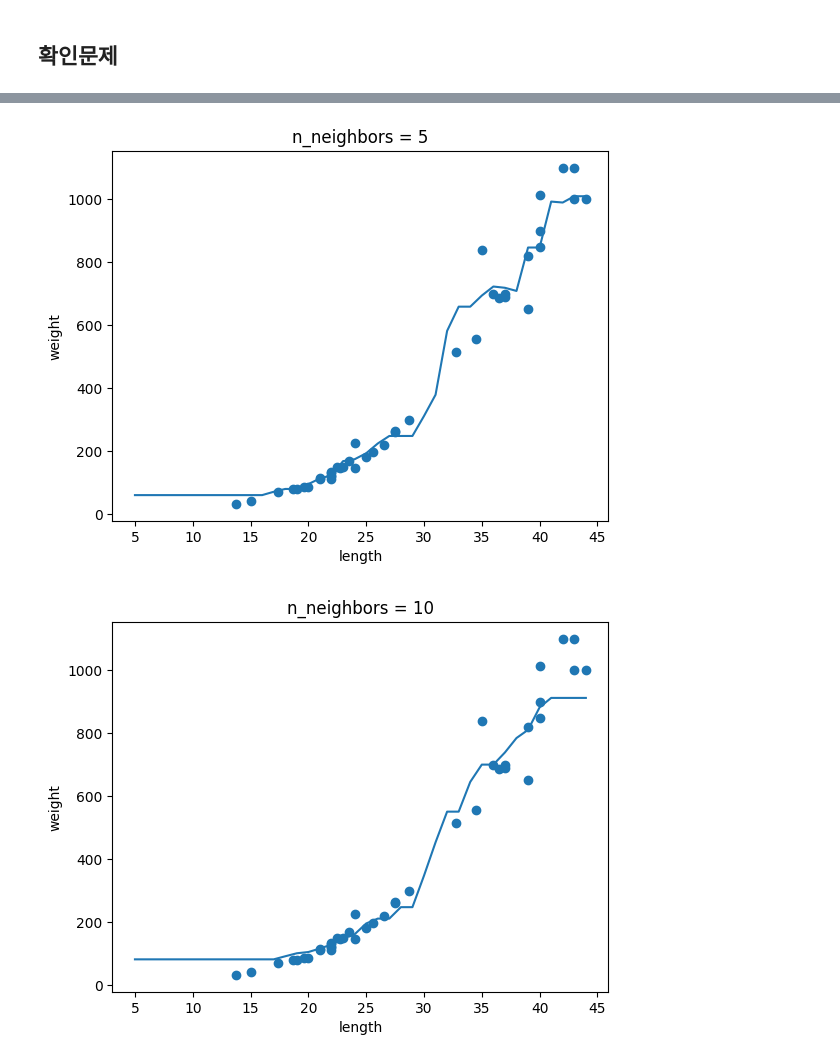
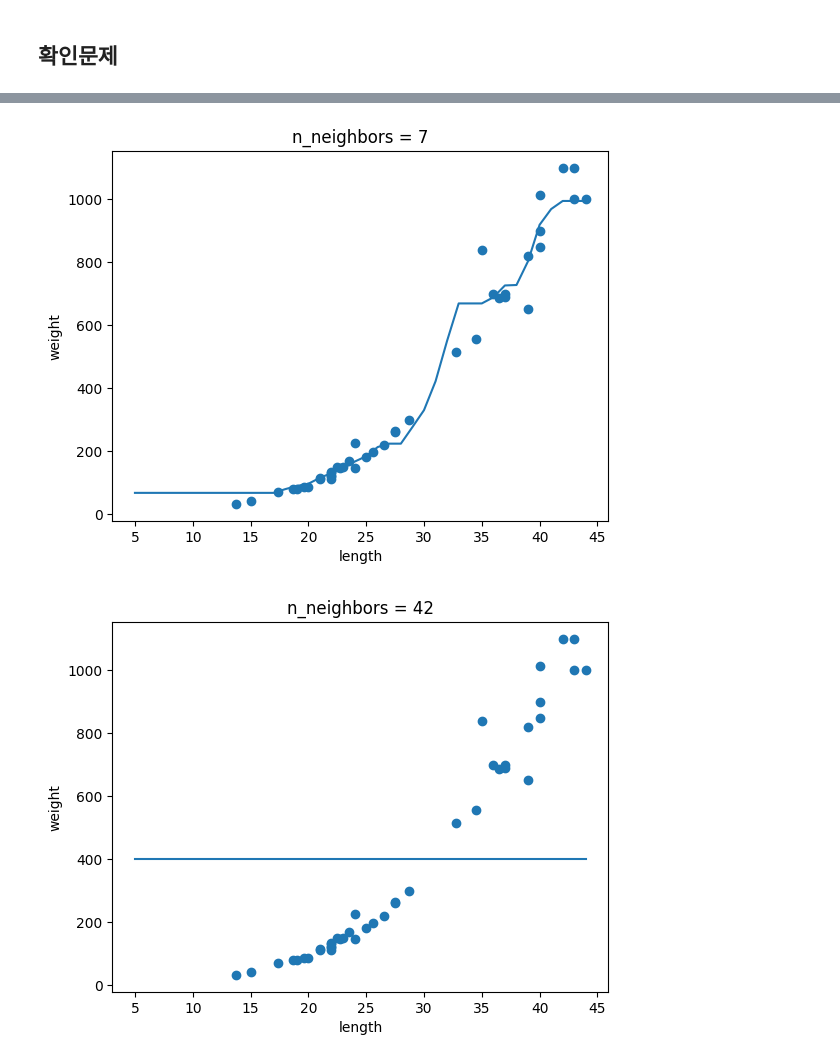
Before and after one commit to Kona-7373/ML, a Jupyter notebook: 03-1 최근접 이웃 회귀 필기.ipynb, the cells around one changed output, grey strips where cells are left out. Cells and saved outputs as stored; diff of their text form; code cells hidden in the pictures.

```diff
--- a/03-1 최근접 이웃 회귀 필기.ipynb
+++ b/03-1 최근접 이웃 회귀 필기.ipynb
@@ -111,24 +111,24 @@ print(knr.score(test_input, test_target))
 # %%
 # k-최근접 이웃 회귀 객체를 만듭니다
 knr = KNeighborsRegressor()
 # 5에서 45까지 x 좌표를 만듭니다
 x = np.arange(5, 45).reshape(-1, 1)
 
 # n = 1, 5, 10일 때 예측 결과를 그래프로 그립니다.
-for n in [1, 5, 10]:
+for n in [1, 7, 42]:
     # 모델 훈련
     knr.n_neighbors = n
     knr.fit(train_input, train_target)
     # 지정한 범위 x에 대한 예측 구하기
     prediction = knr.predict(x)
     # 훈련 세트와 예측 결과 그래프 그리기
     plt.scatter(train_input, train_target)
     plt.plot(x, prediction)
     plt.title('n_neighbors = {}'.format(n))
     plt.xlabel('length')
     plt.ylabel('weight')
     plt.show()
 # %% [output]
 [figure]
-[figure, old version]
+[figure, new version]
-[figure, old version]
+[figure, new version]
```
Also changed, not shown: parts of 8 cells of this notebook.
